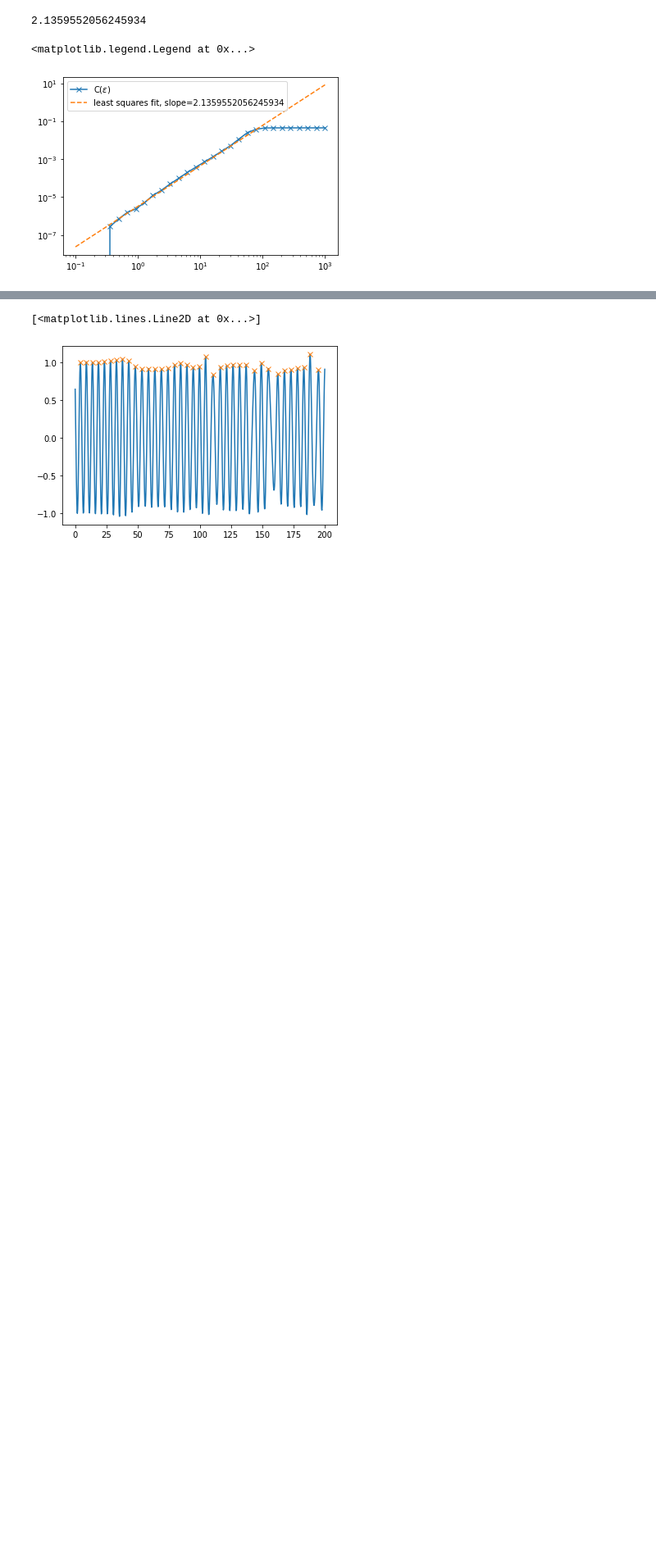
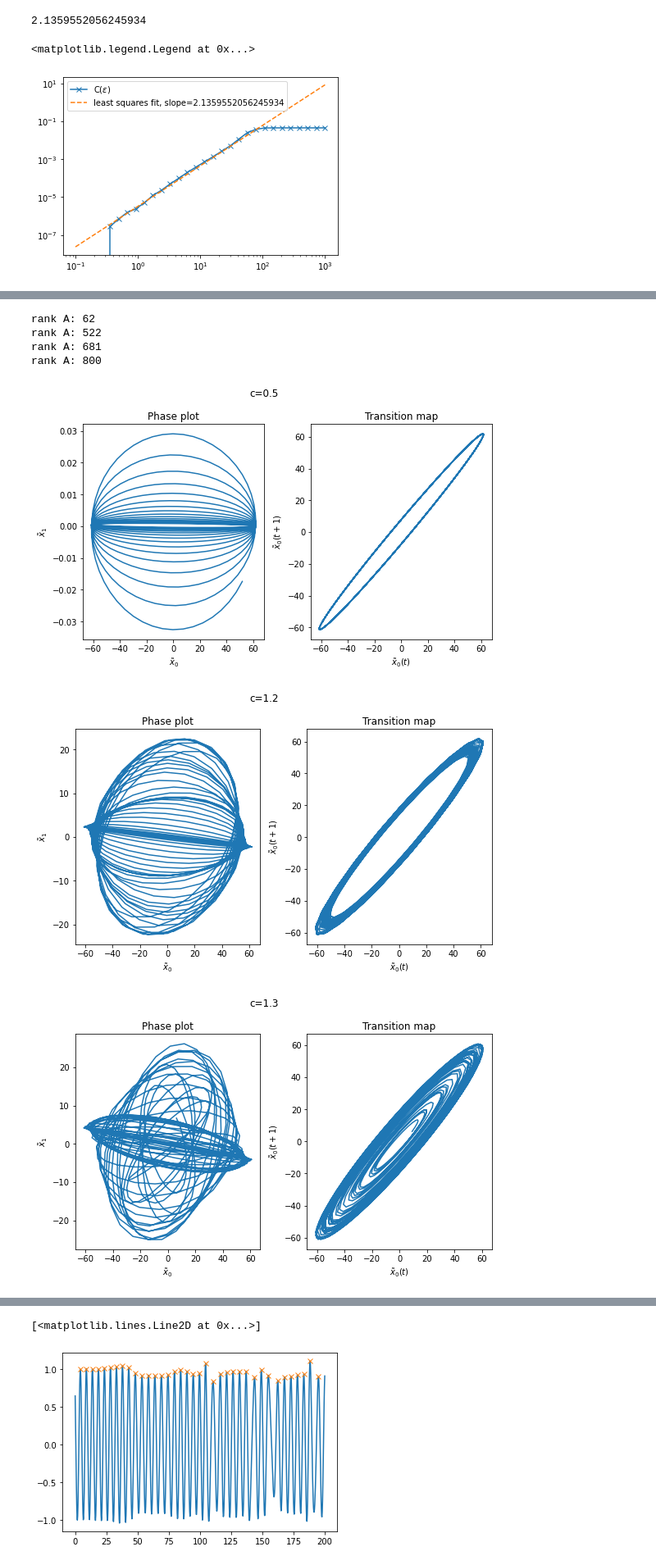
Before and after one commit to Philament1/SciComp-Coursework, a Jupyter notebook: Project 3/q3.ipynb, the cells around one changed output, grey strips where cells are left out. Shown at 82% size. Saved outputs shown, nothing was run; the diff lists cells and outputs as text; code cells hidden in the pictures; blank space fills up the shorter version.

```diff
--- a/Project 3/q3.ipynb
+++ b/Project 3/q3.ipynb
@@ -211,0 +239,33 @@ for i in range(c_num):
+# %%
+for i, x_ in enumerate(x_list):
+    S, PC, xtilde = PCA(x_.T-np.mean(x_.T, axis=1)[:, None])
+    xtilde = xtilde.T
+
+#     Sf = np.fft.fftshift(np.abs(np.fft.fft(xtilde, axis=0)))
+#     f = np.fft.fftshift(np.fft.fftfreq(Nt_1, t[1]-t[0]))
+
+#     plt.figure()
+#     plt.plot(f, Sf[:, 0])
+
+    fig, ax = plt.subplots(1, 2, figsize=(8,5))
+
+    ax[0].plot(xtilde[:,0], xtilde[:,1])
+    ax[0].set_xlabel(r'$\tilde{x}_0$')
+    ax[0].set_ylabel(r'$\tilde{x}_1$')
+    ax[0].set_title('Phase plot')
+
+    ax[1].plot(xtilde[:-1,0], xtilde[1:,0])
+    ax[1].set_xlabel(r'$\tilde{x}_0(t)$')
+    ax[1].set_ylabel(r'$\tilde{x}_0(t+1)$')
+    ax[1].set_title('Transition map')
+
+    plt.suptitle(f'c={c_vals[i]}')
+    plt.tight_layout()
+# %% [output]
+rank A: 62
+rank A: 522
+rank A: 681
+rank A: 800
+[figure, added]
+[figure, added]
+[figure, added]
```
Also changed, not shown: parts of 7 cells of this notebook, 2 other files.
